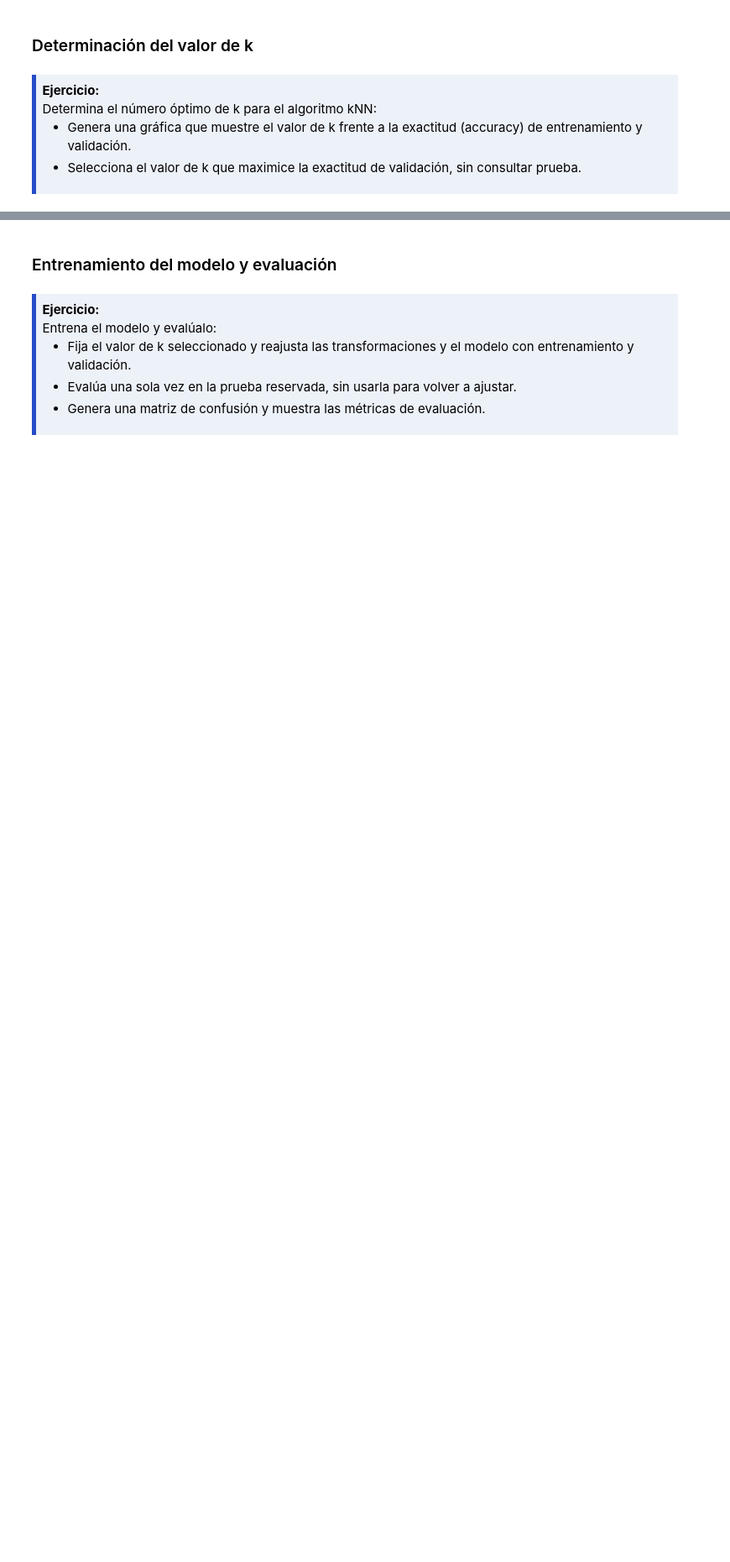
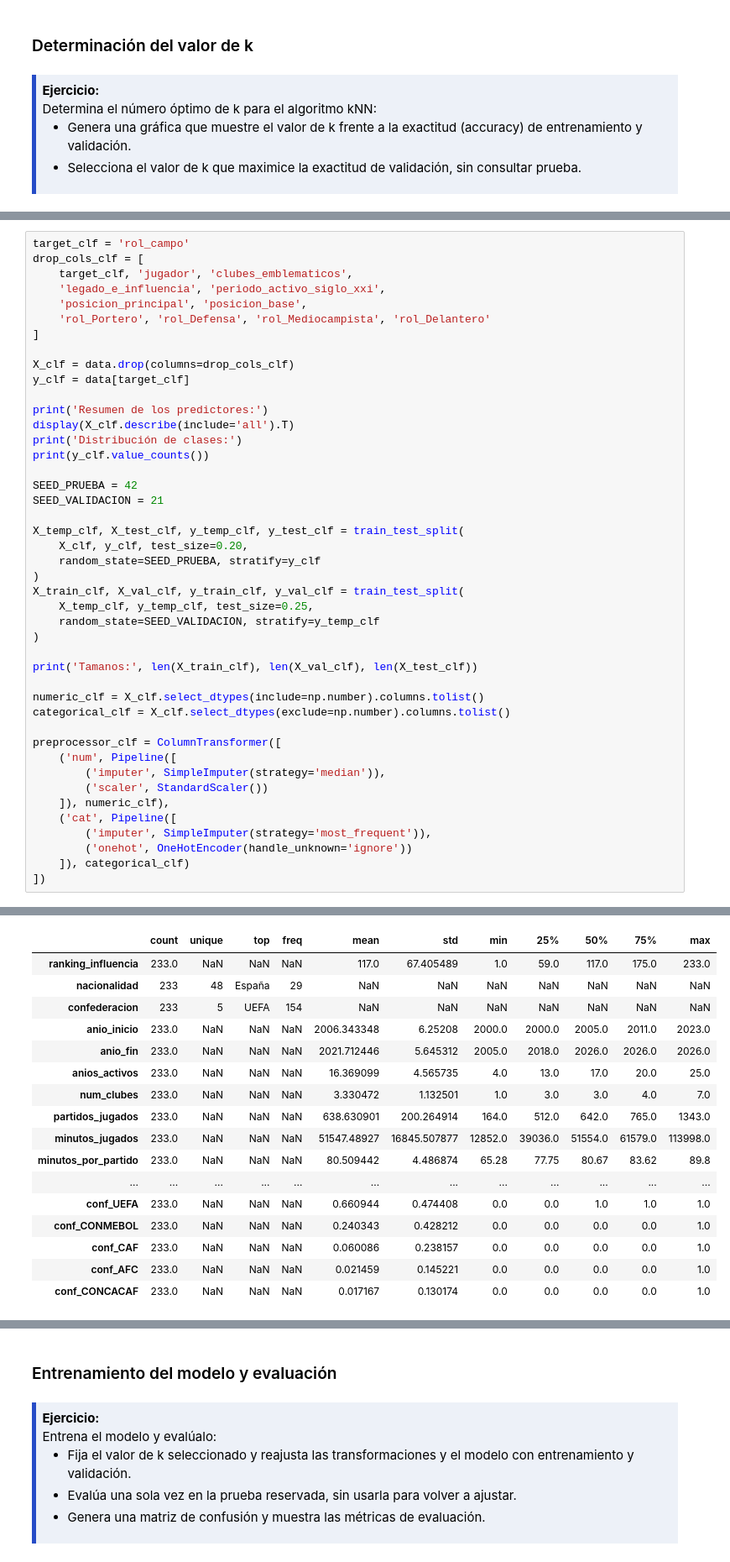
Before and after one commit to juanfercaicedo/AprendizajeAutomaticoInicial, a Jupyter notebook: Deber/05-kNN.ipynb, the cells around one changed output, grey strips where cells are left out. Shown at 84% size. Cells and saved outputs as stored; diff of their text form; blank space fills up the shorter version.

```diff
--- a/Deber/05-kNN.ipynb
+++ b/Deber/05-kNN.ipynb
@@ -117,0 +107,45 @@ drop_cols_clf = [
+# %%
+target_clf = 'rol_campo'
+drop_cols_clf = [
+    target_clf, 'jugador', 'clubes_emblematicos',
+    'legado_e_influencia', 'periodo_activo_siglo_xxi',
+    'posicion_principal', 'posicion_base',
+    'rol_Portero', 'rol_Defensa', 'rol_Mediocampista', 'rol_Delantero'
+]
+
+X_clf = data.drop(columns=drop_cols_clf)
+y_clf = data[target_clf]
+
+print('Resumen de los predictores:')
+display(X_clf.describe(include='all').T)
+print('Distribución de clases:')
+print(y_clf.value_counts())
+
+SEED_PRUEBA = 42
+SEED_VALIDACION = 21
+
+X_temp_clf, X_test_clf, y_temp_clf, y_test_clf = train_test_split(
+    X_clf, y_clf, test_size=0.20,
+    random_state=SEED_PRUEBA, stratify=y_clf
+)
+X_train_clf, X_val_clf, y_train_clf, y_val_clf = train_test_split(
+    X_temp_clf, y_temp_clf, test_size=0.25,
+    random_state=SEED_VALIDACION, stratify=y_temp_clf
+)
+
+print('Tamanos:', len(X_train_clf), len(X_val_clf), len(X_test_clf))
+
+numeric_clf = X_clf.select_dtypes(include=np.number).columns.tolist()
+categorical_clf = X_clf.select_dtypes(exclude=np.number).columns.tolist()
+
+preprocessor_clf = ColumnTransformer([
+    ('num', Pipeline([
+        ('imputer', SimpleImputer(strategy='median')),
+        ('scaler', StandardScaler())
+    ]), numeric_clf),
+    ('cat', Pipeline([
+        ('imputer', SimpleImputer(strategy='most_frequent')),
+        ('onehot', OneHotEncoder(handle_unknown='ignore'))
+    ]), categorical_clf)
+])
+# %% [output]
@@ -117,0 +153,17 @@ drop_cols_clf = [
+|  | count | unique | top | freq | mean | std | min | 25% | 50% | 75% | max |
+| ranking_influencia | 233.0 | NaN | NaN | NaN | 117.0 | 67.405489 | 1.0 | 59.0 | 117.0 | 175.0 | 233.0 |
+| nacionalidad | 233 | 48 | España | 29 | NaN | NaN | NaN | NaN | NaN | NaN | NaN |
+| confederacion | 233 | 5 | UEFA | 154 | NaN | NaN | NaN | NaN | NaN | NaN | NaN |
+| anio_inicio | 233.0 | NaN | NaN | NaN | 2006.343348 | 6.25208 | 2000.0 | 2000.0 | 2005.0 | 2011.0 | 2023.0 |
+| anio_fin | 233.0 | NaN | NaN | NaN | 2021.712446 | 5.645312 | 2005.0 | 2018.0 | 2026.0 | 2026.0 | 2026.0 |
+| anios_activos | 233.0 | NaN | NaN | NaN | 16.369099 | 4.565735 | 4.0 | 13.0 | 17.0 | 20.0 | 25.0 |
+| num_clubes | 233.0 | NaN | NaN | NaN | 3.330472 | 1.132501 | 1.0 | 3.0 | 3.0 | 4.0 | 7.0 |
+| partidos_jugados | 233.0 | NaN | NaN | NaN | 638.630901 | 200.264914 | 164.0 | 512.0 | 642.0 | 765.0 | 1343.0 |
+| minutos_jugados | 233.0 | NaN | NaN | NaN | 51547.48927 | 16845.507877 | 12852.0 | 39036.0 | 51554.0 | 61579.0 | 113998.0 |
+| minutos_por_partido | 233.0 | NaN | NaN | NaN | 80.509442 | 4.486874 | 65.28 | 77.75 | 80.67 | 83.62 | 89.8 |
+| ... | ... | ... | ... | ... | ... | ... | ... | ... | ... | ... | ... |
+| conf_UEFA | 233.0 | NaN | NaN | NaN | 0.660944 | 0.474408 | 0.0 | 0.0 | 1.0 | 1.0 | 1.0 |
+| conf_CONMEBOL | 233.0 | NaN | NaN | NaN | 0.240343 | 0.428212 | 0.0 | 0.0 | 0.0 | 0.0 | 1.0 |
+| conf_CAF | 233.0 | NaN | NaN | NaN | 0.060086 | 0.238157 | 0.0 | 0.0 | 0.0 | 0.0 | 1.0 |
+| conf_AFC | 233.0 | NaN | NaN | NaN | 0.021459 | 0.145221 | 0.0 | 0.0 | 0.0 | 0.0 | 1.0 |
+| conf_CONCACAF | 233.0 | NaN | NaN | NaN | 0.017167 | 0.130174 | 0.0 | 0.0 | 0.0 | 0.0 | 1.0 |
```
Also changed, not shown: parts of 9 cells of this notebook.
